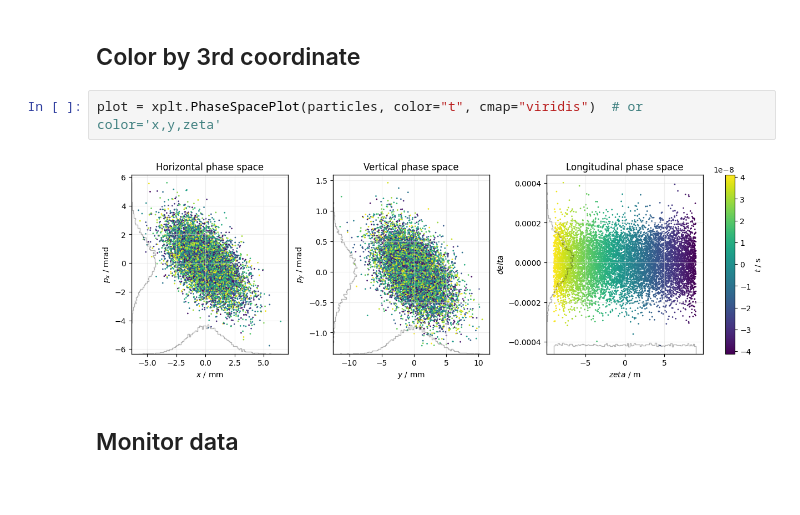
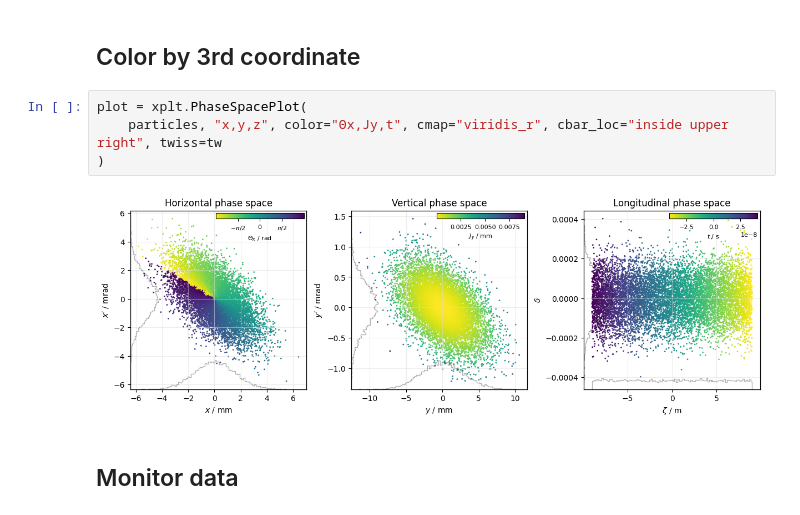
Before and after one commit to xsuite/xplt, a Jupyter notebook: examples/phasespace.ipynb, the cells around one changed output. Cells and saved outputs as stored; diff of their text form.

```diff
--- a/examples/phasespace.ipynb
+++ b/examples/phasespace.ipynb
@@ -105,9 +105,11 @@ plot = xplt.PhaseSpacePlot(particles, kind="X,Y", twiss=tw, std=True)
 # %% [markdown]
 ## Color by 3rd coordinate
 # %%
-plot = xplt.PhaseSpacePlot(particles, color="t", cmap="viridis")  # or color='x,y,zeta'
+plot = xplt.PhaseSpacePlot(
+    particles, "x,y,z", color="Θx,Jy,t", cmap="viridis_r", cbar_loc="inside upper right", twiss=tw
+)
 # %% [output]
-[figure, old version]
+[figure, new version]
 # %% [markdown]
 ## Monitor data
 # %% [markdown]
```
Also changed, not shown: parts of 4 cells of this notebook, 8 other files.
